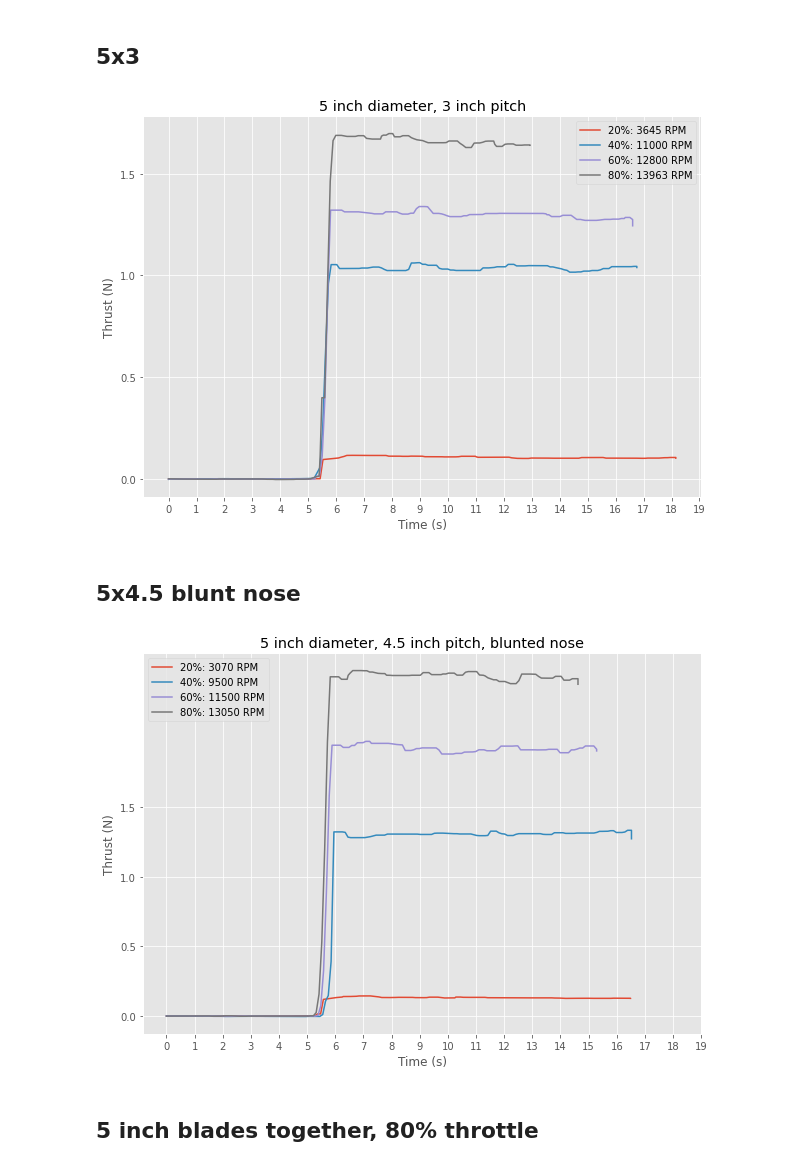
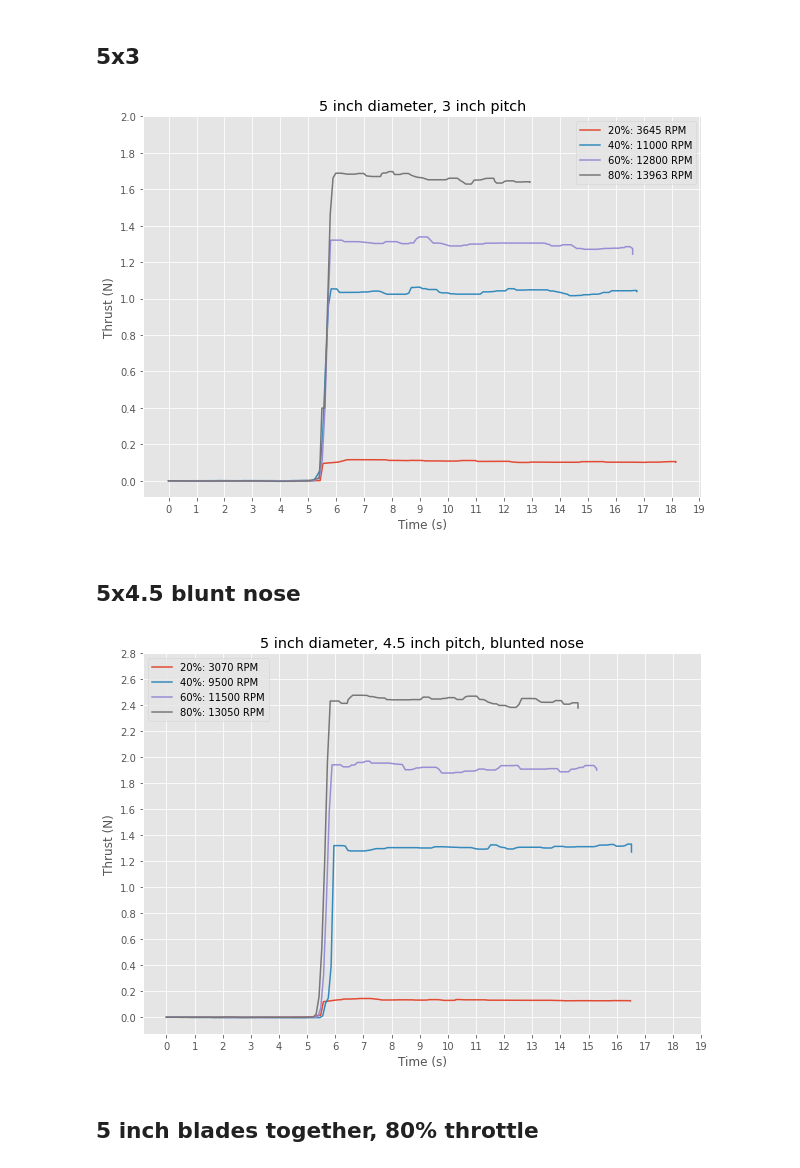
Before and after one commit to nmarks99/aero-capstone, a Jupyter notebook: thrust_test/nice_plots.ipynb, the cells around one changed output. Cells and saved outputs as stored; diff of their text form; code cells hidden in the pictures.

Commit message:
fix plots

```diff
--- a/thrust_test/nice_plots.ipynb
+++ b/thrust_test/nice_plots.ipynb
@@ -104,32 +104,32 @@ fig.savefig("data/80x45/80x45plot.png")
 # %%
 paths_5x3 = gen_paths("5x3thick")
 
 force = []
 time = []
 for i in paths_5x3:
     temp_force,temp_time = get_data(i)
     force.append(temp_force)
     time.append(temp_time)
 
 # median filter and normalize to average of first n data points
 force = [sig.medfilt(i,5) for i in force]
 force = [normalize(np.array(i),10) for i in force]
 
 
 plt.style.use('ggplot')
 labs = ["20%: 3645 RPM","40%: 11000 RPM", "60%: 12800 RPM", "80%: 13963 RPM"]
 fig, ax = plt.subplots(figsize=(10,7))
 for i in range(len(force)):
     ax.plot(time[i],force[i],label=labs[i])
     ax.legend()
 
 ax.set(title="5 inch diameter, 3 inch pitch",xlabel="Time (s)",ylabel="Thrust (N)")
-plt.yticks(np.arange(0, 2.0, 0.5))
+plt.yticks(np.arange(0, 2.2, 0.2))
 plt.xticks(np.arange(0, 20.0, 1))
 plt.show()
 fig.savefig("data/5x3thick/5x3plot.png")
 # %% [output]
-[figure, old version]
+[figure, new version]
 # %% [markdown]
 ## 5x4.5 blunt nose
 # %%
@@ -155,12 +155,12 @@ for i in range(len(force)):
     ax.legend()
 
 ax.set(title="5 inch diameter, 4.5 inch pitch, blunted nose",xlabel="Time (s)",ylabel="Thrust (N)")
-plt.yticks(np.arange(0, 2.0, 0.5))
+plt.yticks(np.arange(0, 3, 0.2))
 plt.xticks(np.arange(0, 20.0, 1))
 plt.show()
 fig.savefig("data/5x45BN/5x45BNplot.png")
 # %% [output]
-[figure, old version]
+[figure, new version]
 # %% [markdown]
 ## 5 inch blades together, 80% throttle
 # %%
```
Also changed, not shown: parts of 1 cell of this notebook, 3 other files.
